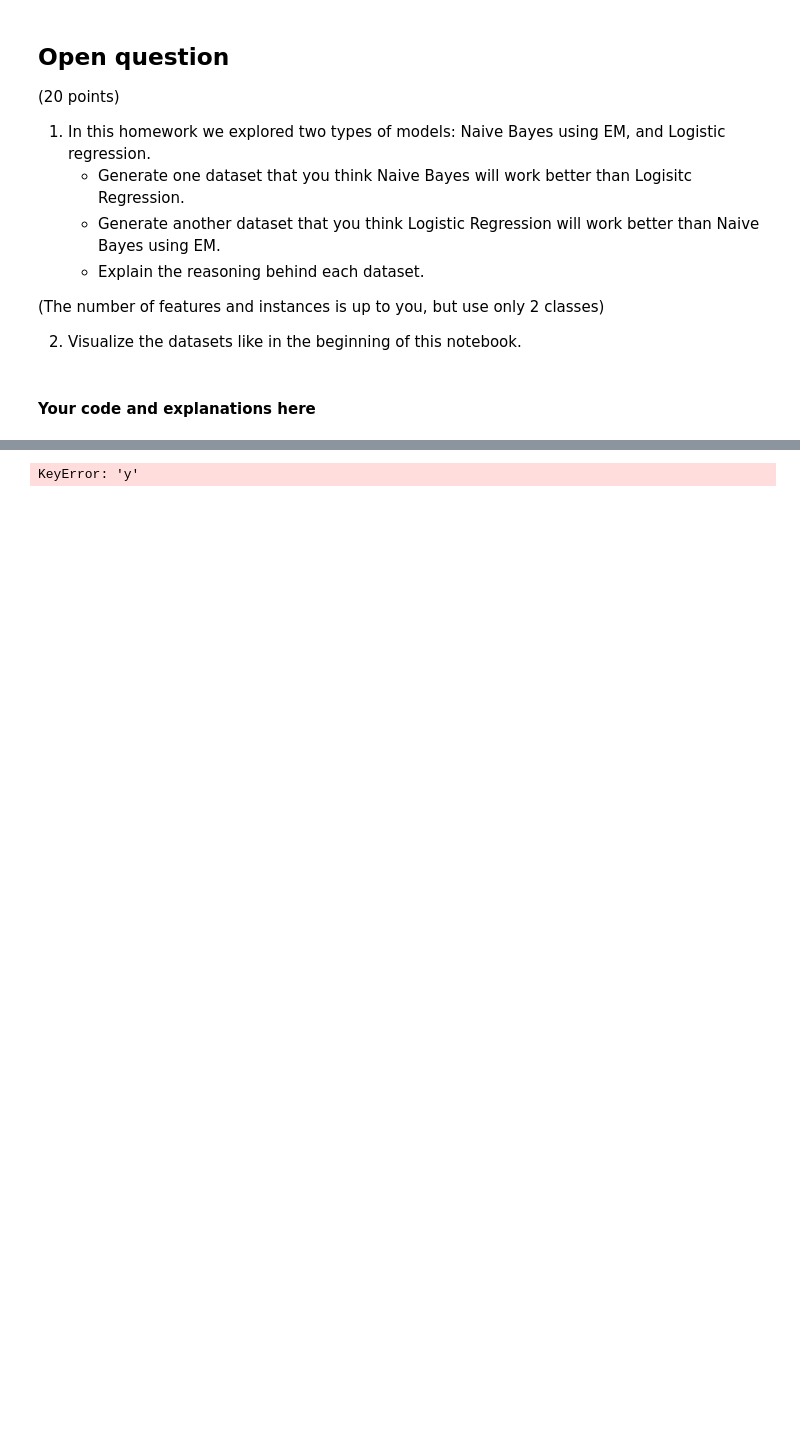
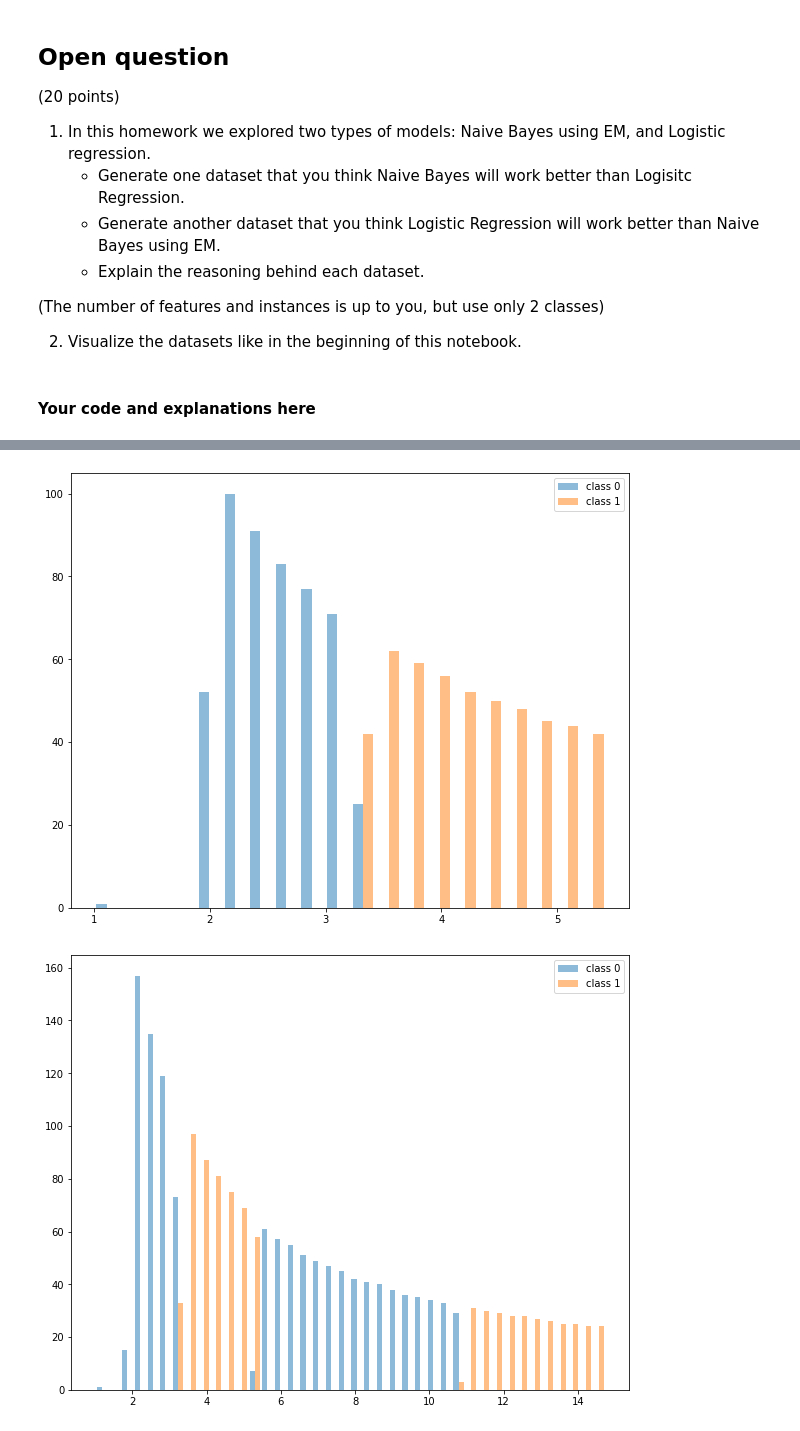
Before and after one commit to Feithlicher/Machine-Learning-HW-2, a Jupyter notebook: hw4/HW4.ipynb, the cells around one changed output, grey strips where cells are left out. Drawn from its saved outputs; the diff is of its cells as text; code cells hidden in the pictures; blank space fills up the shorter version.

```diff
--- a/hw4/HW4.ipynb
+++ b/hw4/HW4.ipynb
@@ -680,21 +694,38 @@ All features samples NB test accuracy:  0.9
 # %%
-# mat - rows are linearly dependent
-mat = np.array([[1, 2], [2, 4]])
+# row_dependent_mat
+row_dependent_mat = np.array([[1, 2], [2, 4]])
 for i in range(1998):
-    mat = np.row_stack((mat, (mat[(i + 1)] * (1.001))))
+    row_dependent_mat = np.row_stack((row_dependent_mat, (row_dependent_mat[(i + 1)] * (1.001))))
 zero_lebals = np.array([0 for _ in range(500)])
 one_lebals = np.array([1 for _ in range(500)])
 labels = np.concatenate((zero_lebals, one_lebals, zero_lebals, one_lebals))
-mat = np.column_stack((mat, labels))
-mat = pd.DataFrame(mat)
+row_dependent_mat = np.column_stack((row_dependent_mat, labels))
+row_dependent_mat = pd.DataFrame(row_dependent_mat)
+row_dependent_mat.columns = ["x1", "x2", "y"]
+
+# column_dependent_mat
+left_column = np.array([i for i in range(1, 2001)])
+right_column = 2 * left_column
+column_dependent_mat = np.column_stack((left_column, right_column))
+column_dependent_mat = np.column_stack((column_dependent_mat, labels))
+column_dependent_mat = pd.DataFrame(column_dependent_mat)
+column_dependent_mat.columns = ["x1", "x2", "y"]
 # %%
 #### Your code here ####
 #For the first feature only: (1)
-first_1000 = mat[:1000]
+first_1000 = row_dependent_mat[:1000]
 cls0_1000 = first_1000[first_1000['y'] == 0]['x1'].values
 cls1_1000 = first_1000[first_1000['y'] == 1]['x1'].values
 plt.hist([cls0_1000, cls1_1000], bins=20, alpha=0.5)
 plt.legend(['class 0', 'class 1'])
 plt.show()
+
+#For the first feature only: (2)
+cls0_all = row_dependent_mat[training_set['y'] == 0]['x1'].values
+cls1_all = row_dependent_mat[training_set['y'] == 1]['x1'].values
+plt.hist([cls0_all, cls1_all], bins=40, alpha=0.5)
+plt.legend(['class 0', 'class 1'])
+plt.show()
 # %% [output]
-KeyError: 'y'
+[figure, added]
+[figure, added]
```
Also changed, not shown: parts of 12 cells of this notebook, 1 other file.
